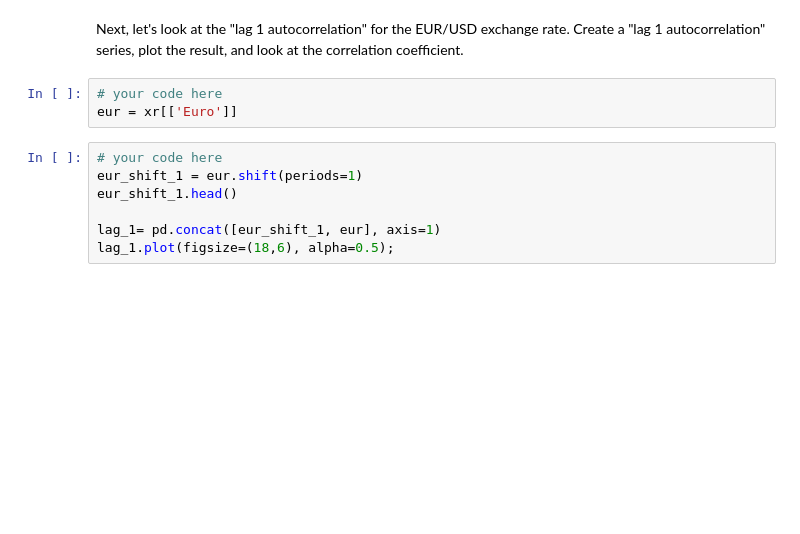
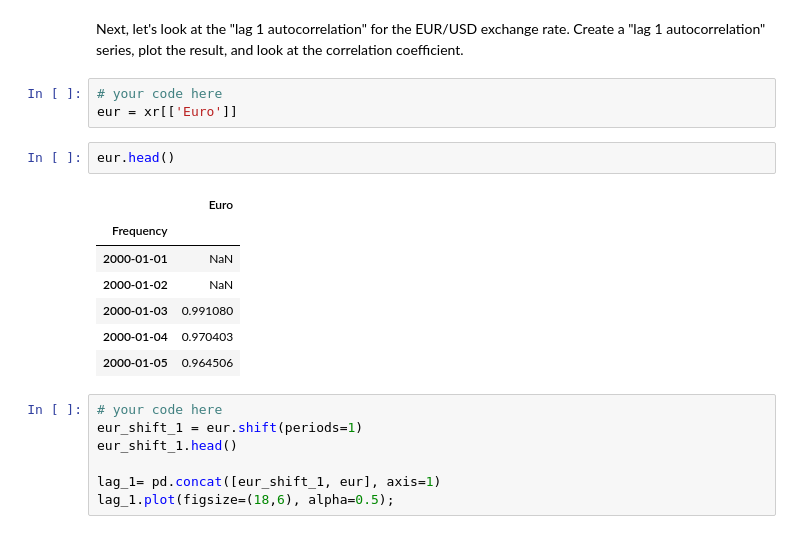
Before and after one commit to yuwenwang169/dsc-enterprise-hsbc-autocorrelation-in-time-series-lab-hsbc-ds-081319, a Jupyter notebook: index.ipynb, the cells around one changed output. Saved outputs shown, nothing was run; the diff lists cells and outputs as text; blank space fills up the shorter version.

```diff
--- a/index.ipynb
+++ b/index.ipynb
@@ -78,6 +78,16 @@ Next, let's look at the "lag 1 autocorrelation" for the EUR/USD exchange rate. C
 # %%
 # your code here
 eur = xr[['Euro']]
+# %%
+eur.head()
+# %% [output]
+|  | Euro |
+| Frequency |  |
+| 2000-01-01 | NaN |
+| 2000-01-02 | NaN |
+| 2000-01-03 | 0.991080 |
+| 2000-01-04 | 0.970403 |
+| 2000-01-05 | 0.964506 |
 # %%
 # your code here
 eur_shift_1 = eur.shift(periods=1)
```
